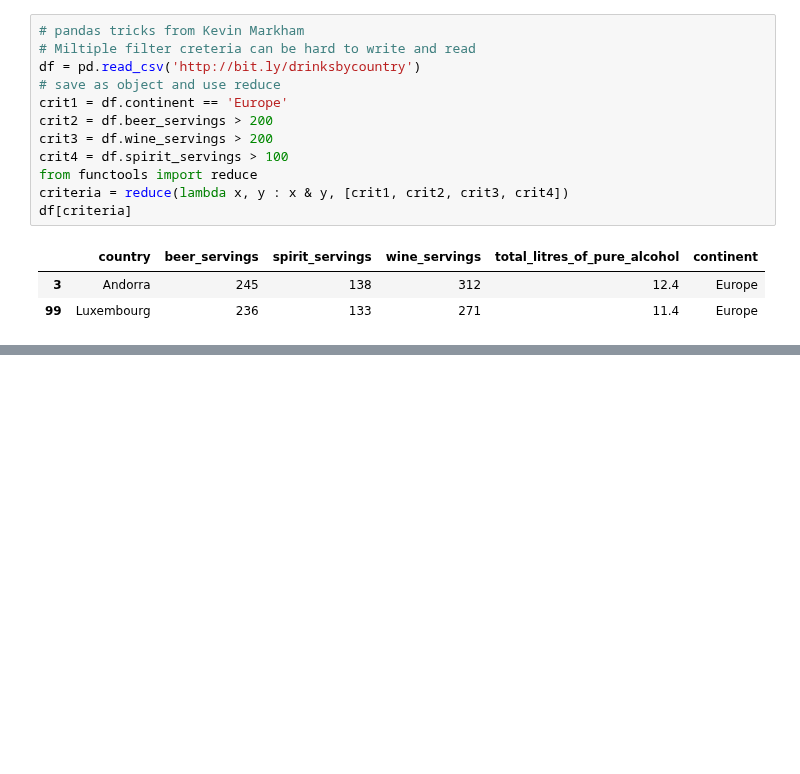
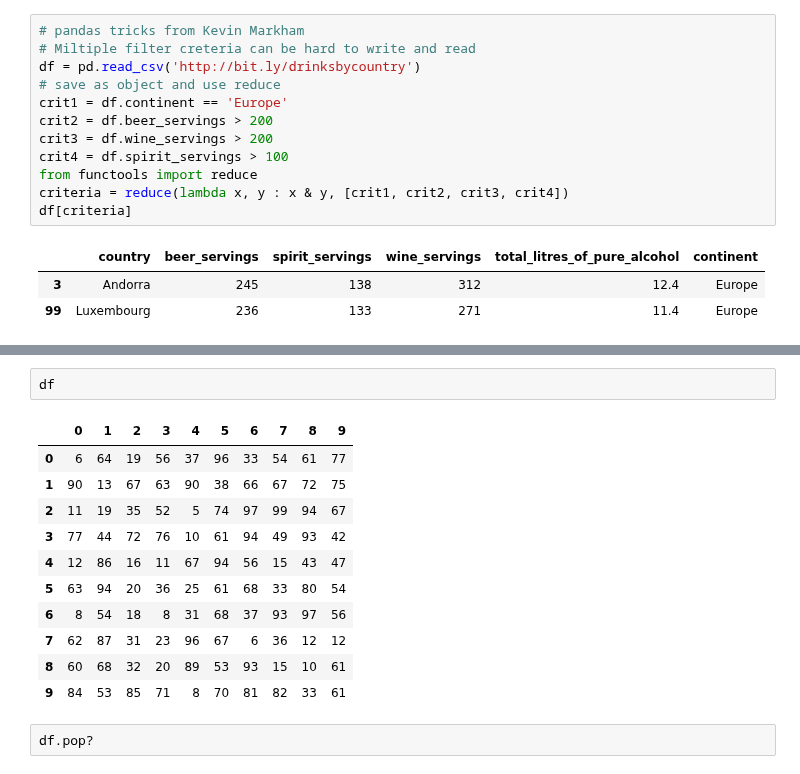
Before and after one commit to YLTsai0609/pandas_101, a Jupyter notebook: Solution.ipynb, the cells around one changed output, grey strips where cells are left out. Saved outputs shown, nothing was run; the diff lists cells and outputs as text; blank space fills up the shorter version.

Commit message:
add dataframe pop

```diff
--- a/Solution.ipynb
+++ b/Solution.ipynb
@@ -1922,0 +1924,16 @@ pd.read_csv('./csvset/data_0.csv',header=0)
+# %%
+df
+# %% [output]
+|  | 0 | 1 | 2 | 3 | 4 | 5 | 6 | 7 | 8 | 9 |
+| 0 | 6 | 64 | 19 | 56 | 37 | 96 | 33 | 54 | 61 | 77 |
+| 1 | 90 | 13 | 67 | 63 | 90 | 38 | 66 | 67 | 72 | 75 |
+| 2 | 11 | 19 | 35 | 52 | 5 | 74 | 97 | 99 | 94 | 67 |
+| 3 | 77 | 44 | 72 | 76 | 10 | 61 | 94 | 49 | 93 | 42 |
+| 4 | 12 | 86 | 16 | 11 | 67 | 94 | 56 | 15 | 43 | 47 |
+| 5 | 63 | 94 | 20 | 36 | 25 | 61 | 68 | 33 | 80 | 54 |
+| 6 | 8 | 54 | 18 | 8 | 31 | 68 | 37 | 93 | 97 | 56 |
+| 7 | 62 | 87 | 31 | 23 | 96 | 67 | 6 | 36 | 12 | 12 |
+| 8 | 60 | 68 | 32 | 20 | 89 | 53 | 93 | 15 | 10 | 61 |
+| 9 | 84 | 53 | 85 | 71 | 8 | 70 | 81 | 82 | 33 | 61 |
+# %%
+df.pop?
```
Also changed, not shown: parts of 36 cells of this notebook, 12 other files.
